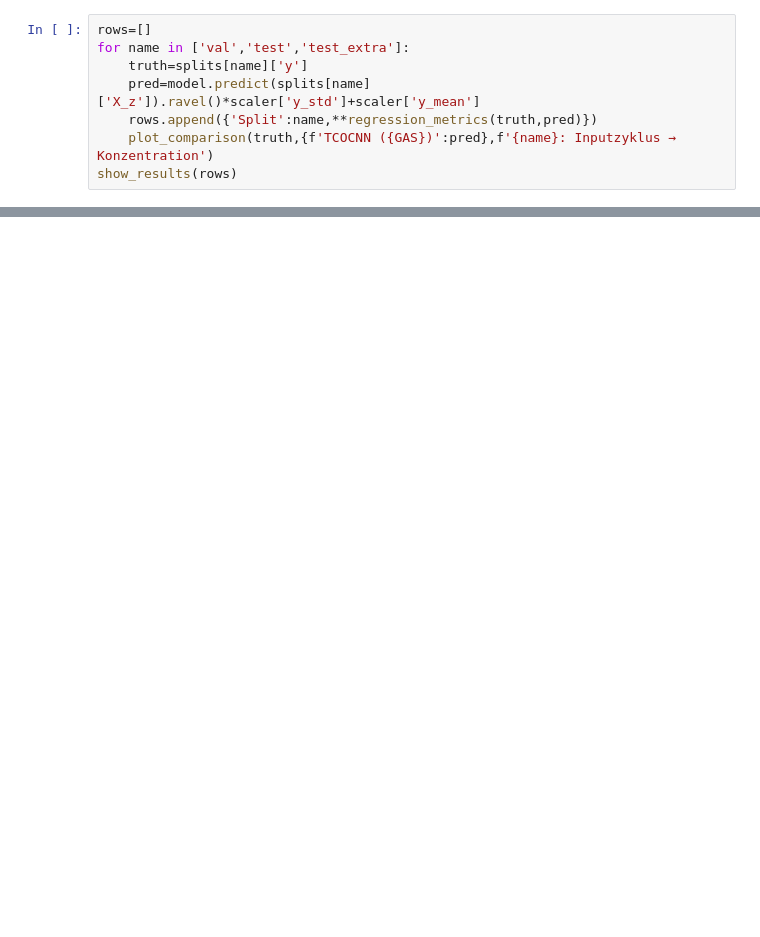
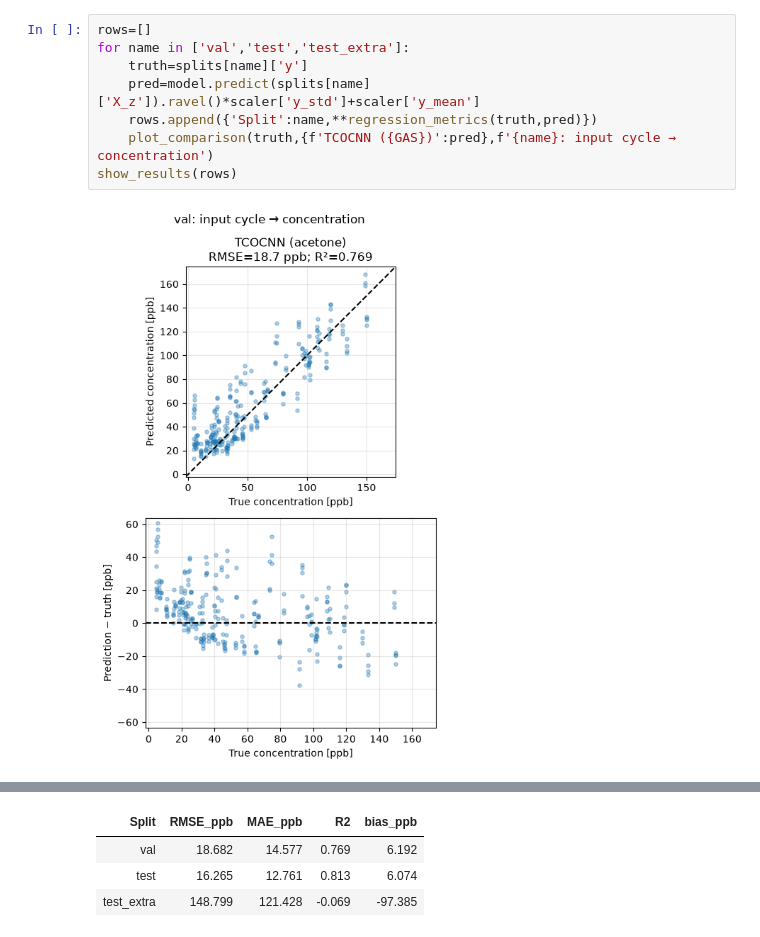
Before and after one commit to Y-Robin/TCOCNN_PY, a Jupyter notebook: Evaluation Seminar/Day_03/03_Train_a_TCOCNN_on_Sensor_Data.ipynb, the cells around one changed output, grey strips where cells are left out. Cells and saved outputs as stored; diff of their text form; blank space fills up the shorter version.

```diff
--- a/Evaluation Seminar/Day_03/03_Train_a_TCOCNN_on_Sensor_Data.ipynb
+++ b/Evaluation Seminar/Day_03/03_Train_a_TCOCNN_on_Sensor_Data.ipynb
@@ -50,8 +112,10 @@ Die Modellwerte werden zurück in die physikalische Einheit transformiert.
 # %%
 rows=[]
 for name in ['val','test','test_extra']:
     truth=splits[name]['y']
     pred=model.predict(splits[name]['X_z']).ravel()*scaler['y_std']+scaler['y_mean']
     rows.append({'Split':name,**regression_metrics(truth,pred)})
-    plot_comparison(truth,{f'TCOCNN ({GAS})':pred},f'{name}: Inputzyklus → Konzentration')
+    plot_comparison(truth,{f'TCOCNN ({GAS})':pred},f'{name}: input cycle → concentration')
 show_results(rows)
+# %% [output]
+[figure, added]
@@ -57,0 +124,4 @@ show_results(rows)
+| Split | RMSE_ppb | MAE_ppb | R2 | bias_ppb |
+| val | 18.682 | 14.577 | 0.769 | 6.192 |
+| test | 16.265 | 12.761 | 0.813 | 6.074 |
+| test_extra | 148.799 | 121.428 | -0.069 | -97.385 |
```
Also changed, not shown: parts of 13 cells of this notebook, 45 other files.
